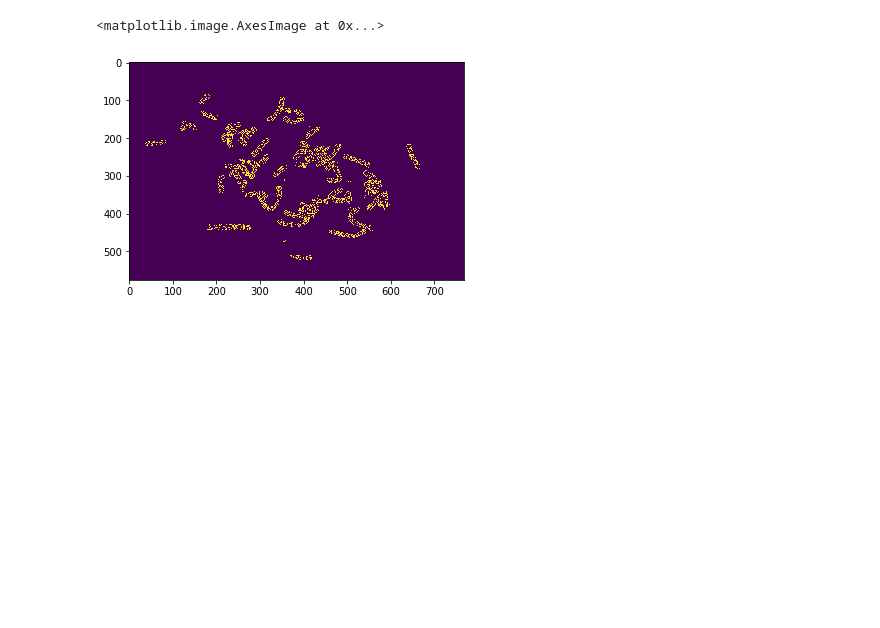
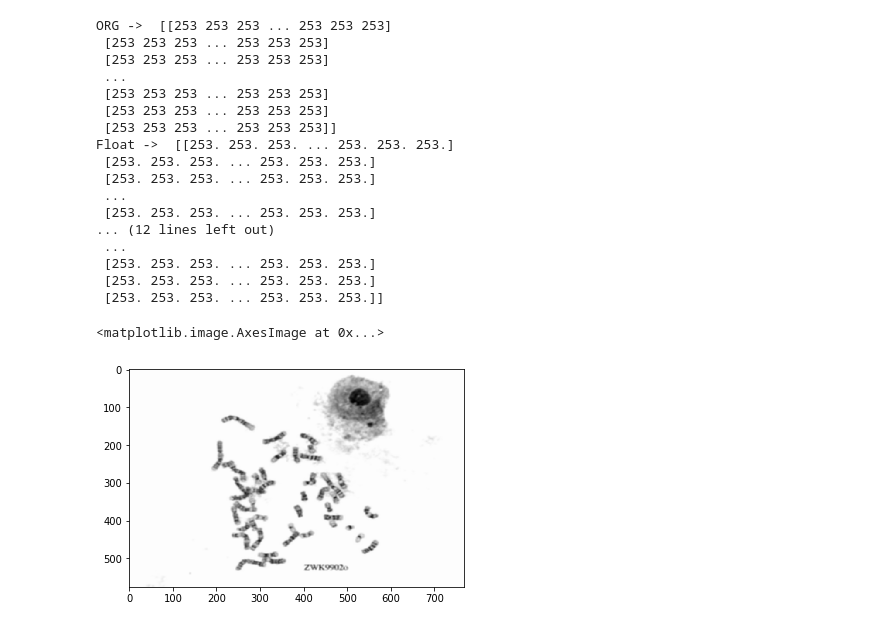
Before and after one commit to sasiso/kt, a Jupyter notebook: notebook.ipynb, the cells around one changed output. Cells and saved outputs as stored; diff of their text form; code cells hidden in the pictures; blank space fills up the shorter version.

```diff
--- a/notebook.ipynb
+++ b/notebook.ipynb
@@ -12,5 +8,40 @@ from PIL import Image
-# %%
-imshow(np.asarray(img), aspect='auto')
-# %% [output]
-<matplotlib.image.AxesImage at 0x...>
-[figure, removed]
+# %%
+img = cv2.imread('./ext/kt_images/45, X, Monosomy X/ZWK99002o.jpeg')
+cv2.imwrite("org.jpg", img)
+img = cv2.cvtColor(img, cv2.COLOR_BGR2GRAY)
+if img is None:
+    assert False
+
+# remove noise
+img = cv2.GaussianBlur(img,(5,5),sigmaX=50)
+cv2.imwrite("GaussianBlur.jpg", img)
+weight = 0.9
+print("ORG -> ", img)
+img = img.astype(np.float)
+print("Float -> ", img)
+img = img - weight*img
+print("Mul -> ", img)
+img = img /(1.0 - weight)
+print("Div -> ", img)
+cv2.imwrite("after.jpg", img)
+imshow(np.asarray(img), aspect='auto',cmap='gray', vmin=0, vmax=255)
+# %% [output]
+ORG ->  [[253 253 253 ... 253 253 253]
+ [253 253 253 ... 253 253 253]
+ [253 253 253 ... 253 253 253]
+ ...
+ [253 253 253 ... 253 253 253]
+ [253 253 253 ... 253 253 253]
+ [253 253 253 ... 253 253 253]]
+Float ->  [[253. 253. 253. ... 253. 253. 253.]
+ [253. 253. 253. ... 253. 253. 253.]
+ [253. 253. 253. ... 253. 253. 253.]
+ ...
+ [253. 253. 253. ... 253. 253. 253.]
+... (12 lines left out)
+ ...
+ [253. 253. 253. ... 253. 253. 253.]
+ [253. 253. 253. ... 253. 253. 253.]
+ [253. 253. 253. ... 253. 253. 253.]]
+<matplotlib.image.AxesImage at 0x...>
+[figure, added]
```
Also changed, not shown: parts of 3 cells of this notebook, 1 other file.
